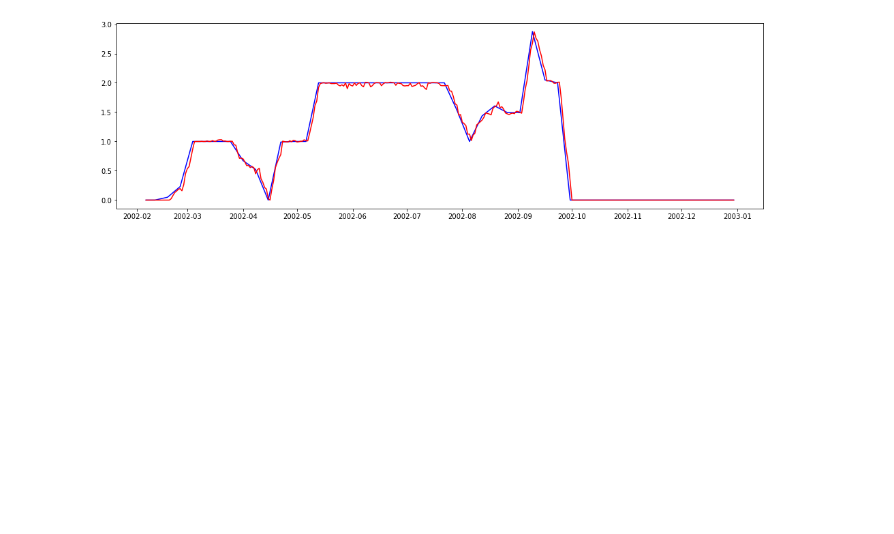
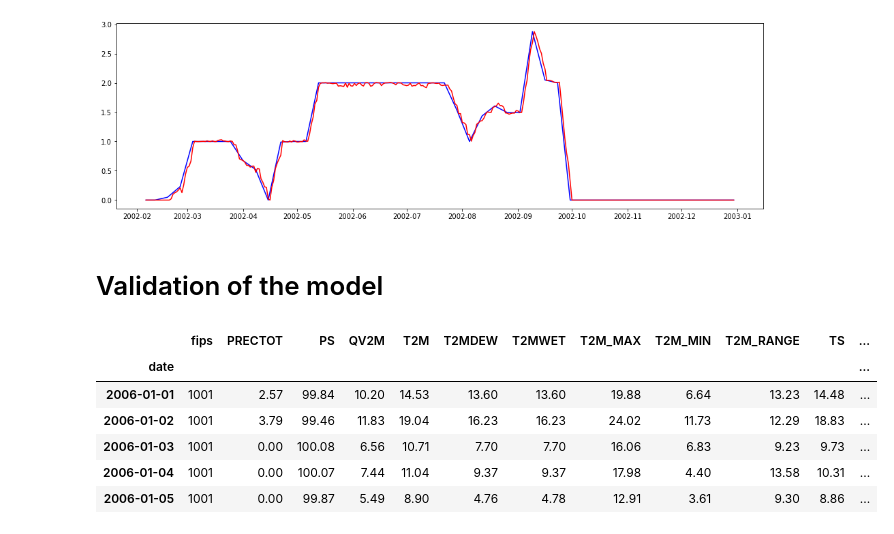
Before and after one commit to TechLabs-Aachen-e-V/SoSe-21-Team-10_Main, a Jupyter notebook: notebooks/3.1-os-random-forest.ipynb, the cells around one changed output. Cells and saved outputs as stored; diff of their text form; code cells hidden in the pictures; blank space fills up the shorter version.

```diff
--- a/notebooks/3.1-os-random-forest.ipynb
+++ b/notebooks/3.1-os-random-forest.ipynb
@@ -48,3 +48,23 @@ plt.plot(df.index[764:], prediction, color='red')
 # %% [output]
 [<matplotlib.lines.Line2D at 0x...>]
 [figure]
+# %% [markdown]
+# Validation of the model
+# %%
+# Import the validation dataframe
+path_2 = Path('/Users/oleseifert/Documents/Techlabs/SoSe-21-Team-10_Main/data/raw')
+df_validation = pd.read_csv(path_2.joinpath('validation_2.csv'), index_col='date', parse_dates=True)
+# %%
+# Drop the fips column
+df_validation = df_validation[df_validation['fips'] == 1001]
+df_validation.drop(['fips'], axis=1, inplace=True)
+# %%
+df_validation.head()
+# %% [output]
+|  | fips | PRECTOT | PS | QV2M | T2M | T2MDEW | T2MWET | T2M_MAX | T2M_MIN | T2M_RANGE | TS | ... |
+| date |  |  |  |  |  |  |  |  |  |  |  | ... |
+| 2006-01-01 | 1001 | 2.57 | 99.84 | 10.20 | 14.53 | 13.60 | 13.60 | 19.88 | 6.64 | 13.23 | 14.48 | ... |
+| 2006-01-02 | 1001 | 3.79 | 99.46 | 11.83 | 19.04 | 16.23 | 16.23 | 24.02 | 11.73 | 12.29 | 18.83 | ... |
+| 2006-01-03 | 1001 | 0.00 | 100.08 | 6.56 | 10.71 | 7.70 | 7.70 | 16.06 | 6.83 | 9.23 | 9.73 | ... |
+| 2006-01-04 | 1001 | 0.00 | 100.07 | 7.44 | 11.04 | 9.37 | 9.37 | 17.98 | 4.40 | 13.58 | 10.31 | ... |
+| 2006-01-05 | 1001 | 0.00 | 99.87 | 5.49 | 8.90 | 4.76 | 4.78 | 12.91 | 3.61 | 9.30 | 8.86 | ... |
```
Also changed, not shown: parts of 13 cells of this notebook, 1 other file.
